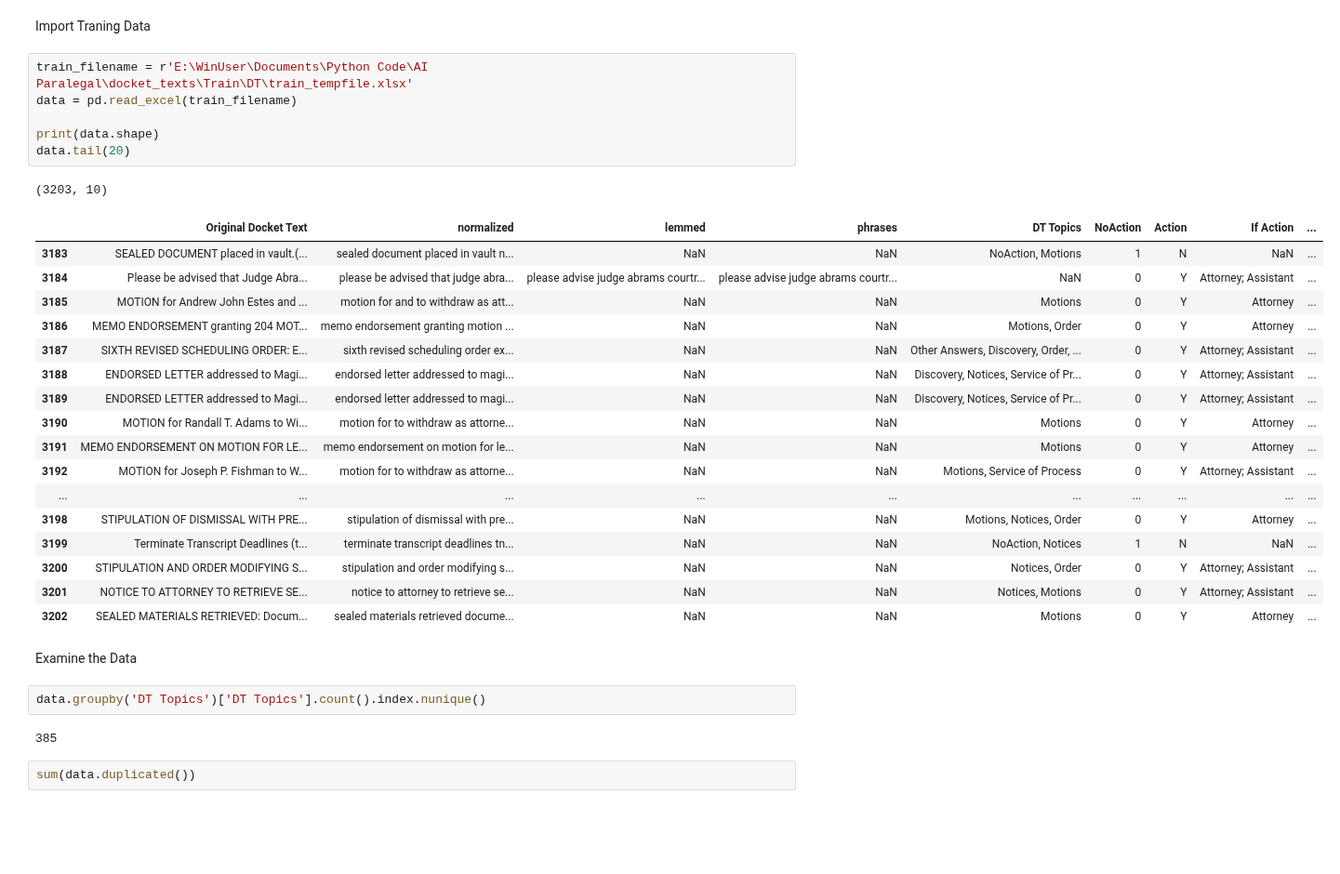
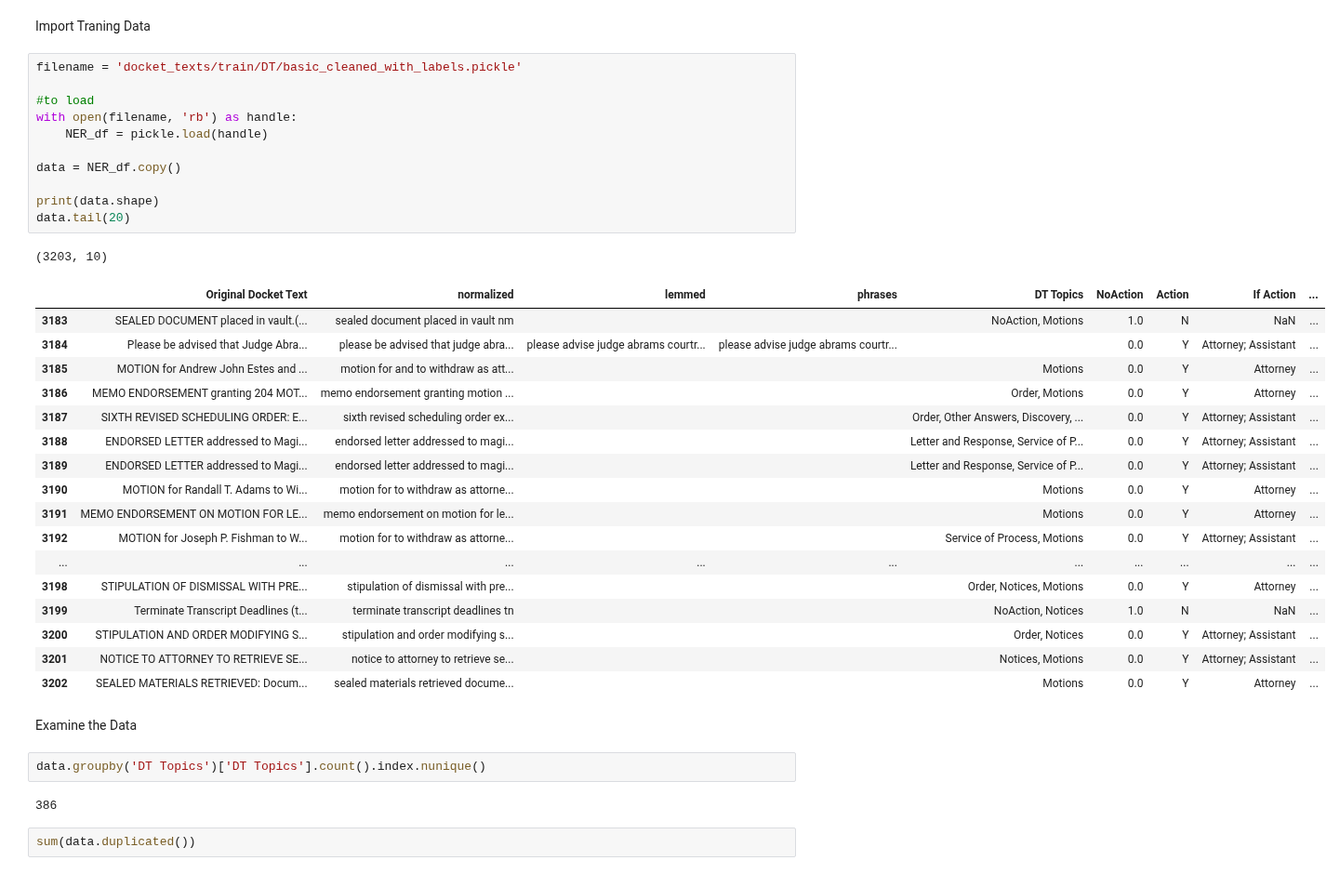
Before and after one commit to a35931chi/AI-Paralegal, a Jupyter notebook: Standard Modeling Process 20180927.ipynb, the cells around one changed output. Shown at 93% size. Saved outputs shown, nothing was run; the diff lists cells and outputs as text; blank space fills up the shorter version.

```diff
--- a/Standard Modeling Process 20180927.ipynb
+++ b/Standard Modeling Process 20180927.ipynb
@@ -46,37 +46,42 @@ from keras.models import model_from_json
 from keras import utils
 # %% [markdown]
 Import Traning Data
-# %%
-train_filename = r'E:\WinUser\Documents\Python Code\AI Paralegal\docket_texts\Train\DT\train_tempfile.xlsx'
-data = pd.read_excel(train_filename)
-
-print(data.shape)
-data.tail(20)
-# %% [output]
-(3203, 10)
-|  | Original Docket Text | normalized | lemmed | phrases | DT Topics | NoAction | Action | If Action | ... |
-| 3183 | SEALED DOCUMENT placed in vault.(... | sealed document placed in vault n... | NaN | NaN | NoAction, Motions | 1 | N | NaN | ... |
-| 3184 | Please be advised that Judge Abra... | please be advised that judge abra... | please advise judge abrams courtr... | please advise judge abrams courtr... | NaN | 0 | Y | Attorney; Assistant | ... |
-| 3185 | MOTION for Andrew John Estes and ... | motion for and to withdraw as att... | NaN | NaN | Motions | 0 | Y | Attorney | ... |
-| 3186 | MEMO ENDORSEMENT granting 204 MOT... | memo endorsement granting motion ... | NaN | NaN | Motions, Order | 0 | Y | Attorney | ... |
-| 3187 | SIXTH REVISED SCHEDULING ORDER: E... | sixth revised scheduling order ex... | NaN | NaN | Other Answers, Discovery, Order, ... | 0 | Y | Attorney; Assistant | ... |
-| 3188 | ENDORSED LETTER addressed to Magi... | endorsed letter addressed to magi... | NaN | NaN | Discovery, Notices, Service of Pr... | 0 | Y | Attorney; Assistant | ... |
-| 3189 | ENDORSED LETTER addressed to Magi... | endorsed letter addressed to magi... | NaN | NaN | Discovery, Notices, Service of Pr... | 0 | Y | Attorney; Assistant | ... |
-| 3190 | MOTION for Randall T. Adams to Wi... | motion for to withdraw as attorne... | NaN | NaN | Motions | 0 | Y | Attorney | ... |
-| 3191 | MEMO ENDORSEMENT ON MOTION FOR LE... | memo endorsement on motion for le... | NaN | NaN | Motions | 0 | Y | Attorney | ... |
-| 3192 | MOTION for Joseph P. Fishman to W... | motion for to withdraw as attorne... | NaN | NaN | Motions, Service of Process | 0 | Y | Attorney; Assistant | ... |
-| ... | ... | ... | ... | ... | ... | ... | ... | ... | ... |
-| 3198 | STIPULATION OF DISMISSAL WITH PRE... | stipulation of dismissal with pre... | NaN | NaN | Motions, Notices, Order | 0 | Y | Attorney | ... |
-| 3199 | Terminate Transcript Deadlines (t... | terminate transcript deadlines tn... | NaN | NaN | NoAction, Notices | 1 | N | NaN | ... |
-| 3200 | STIPULATION AND ORDER MODIFYING S... | stipulation and order modifying s... | NaN | NaN | Notices, Order | 0 | Y | Attorney; Assistant | ... |
-| 3201 | NOTICE TO ATTORNEY TO RETRIEVE SE... | notice to attorney to retrieve se... | NaN | NaN | Notices, Motions | 0 | Y | Attorney; Assistant | ... |
-| 3202 | SEALED MATERIALS RETRIEVED: Docum... | sealed materials retrieved docume... | NaN | NaN | Motions | 0 | Y | Attorney | ... |
+# %%
+filename = 'docket_texts/train/DT/basic_cleaned_with_labels.pickle'
+
+#to load
+with open(filename, 'rb') as handle:
+    NER_df = pickle.load(handle)
+
+data = NER_df.copy()
+
+print(data.shape)
+data.tail(20)
+# %% [output]
+(3203, 10)
+|  | Original Docket Text | normalized | lemmed | phrases | DT Topics | NoAction | Action | If Action | ... |
+| 3183 | SEALED DOCUMENT placed in vault.(... | sealed document placed in vault nm |  |  | NoAction, Motions | 1.0 | N | NaN | ... |
+| 3184 | Please be advised that Judge Abra... | please be advised that judge abra... | please advise judge abrams courtr... | please advise judge abrams courtr... |  | 0.0 | Y | Attorney; Assistant | ... |
+| 3185 | MOTION for Andrew John Estes and ... | motion for and to withdraw as att... |  |  | Motions | 0.0 | Y | Attorney | ... |
+| 3186 | MEMO ENDORSEMENT granting 204 MOT... | memo endorsement granting motion ... |  |  | Order, Motions | 0.0 | Y | Attorney | ... |
+| 3187 | SIXTH REVISED SCHEDULING ORDER: E... | sixth revised scheduling order ex... |  |  | Order, Other Answers, Discovery, ... | 0.0 | Y | Attorney; Assistant | ... |
+| 3188 | ENDORSED LETTER addressed to Magi... | endorsed letter addressed to magi... |  |  | Letter and Response, Service of P... | 0.0 | Y | Attorney; Assistant | ... |
+| 3189 | ENDORSED LETTER addressed to Magi... | endorsed letter addressed to magi... |  |  | Letter and Response, Service of P... | 0.0 | Y | Attorney; Assistant | ... |
+| 3190 | MOTION for Randall T. Adams to Wi... | motion for to withdraw as attorne... |  |  | Motions | 0.0 | Y | Attorney | ... |
+| 3191 | MEMO ENDORSEMENT ON MOTION FOR LE... | memo endorsement on motion for le... |  |  | Motions | 0.0 | Y | Attorney | ... |
+| 3192 | MOTION for Joseph P. Fishman to W... | motion for to withdraw as attorne... |  |  | Service of Process, Motions | 0.0 | Y | Attorney; Assistant | ... |
+| ... | ... | ... | ... | ... | ... | ... | ... | ... | ... |
+| 3198 | STIPULATION OF DISMISSAL WITH PRE... | stipulation of dismissal with pre... |  |  | Order, Notices, Motions | 0.0 | Y | Attorney | ... |
+| 3199 | Terminate Transcript Deadlines (t... | terminate transcript deadlines tn |  |  | NoAction, Notices | 1.0 | N | NaN | ... |
+| 3200 | STIPULATION AND ORDER MODIFYING S... | stipulation and order modifying s... |  |  | Order, Notices | 0.0 | Y | Attorney; Assistant | ... |
+| 3201 | NOTICE TO ATTORNEY TO RETRIEVE SE... | notice to attorney to retrieve se... |  |  | Notices, Motions | 0.0 | Y | Attorney; Assistant | ... |
+| 3202 | SEALED MATERIALS RETRIEVED: Docum... | sealed materials retrieved docume... |  |  | Motions | 0.0 | Y | Attorney | ... |
 # %% [markdown]
 Examine the Data
 # %%
 data.groupby('DT Topics')['DT Topics'].count().index.nunique()
 # %% [output]
-385
+386
 # %%
 sum(data.duplicated())
 # %% [output]
```
Also changed, not shown: parts of 2 cells of this notebook, 2 other files.
